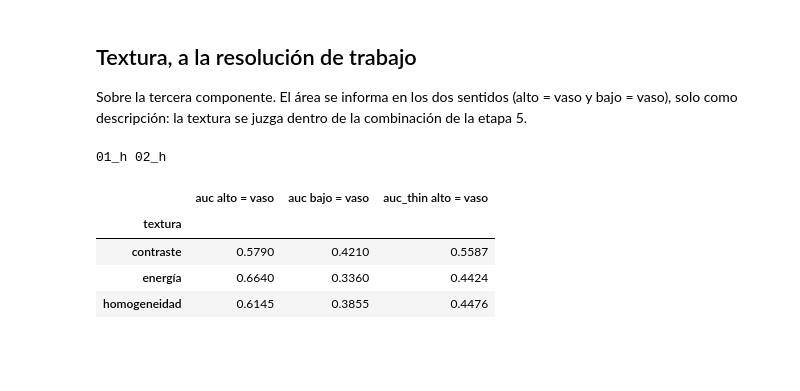
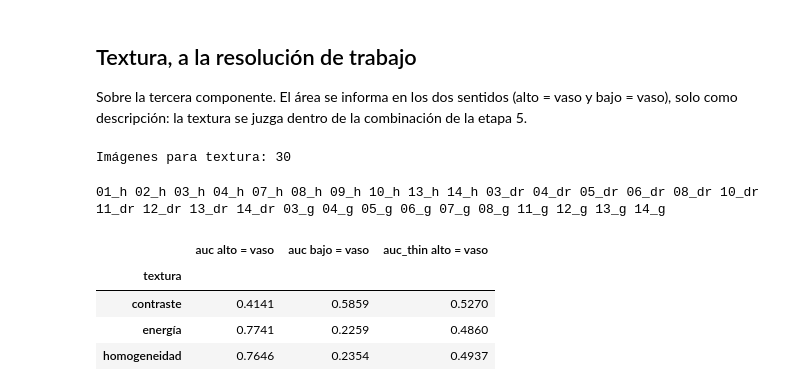
Before and after one commit to afrateitba/TP-PSI-G8, a Jupyter notebook: notebooks/04_realce.ipynb, the cells around one changed output. Cells and saved outputs as stored; diff of their text form; code cells hidden in the pictures; blank space fills up the shorter version.

Commit message:
Etapa 4: completa evaluación de realce y textura en desarrollo

```diff
--- a/notebooks/04_realce.ipynb
+++ b/notebooks/04_realce.ipynb
@@ -95,3 +109,16 @@ STAGE3_READY = False      # pasar a True cuando preprocess sea el de la etapa 3
+# %%
+from src.preprocess import corregir_fondo
+from src.fov import fov_diameter
+
+def preprocess(m, region):
+    """Corrige el fondo con la escala utilizada en la etapa 3."""
+    return corregir_fondo(
+        m,
+        region,
+        sigma=0.02 * fov_diameter(region),
+    )
+
+STAGE3_READY = True
 # %% [markdown]
 ## Pasada 1: área de cada filtro, mapa y resolución
 
@@ -103,7 +130,10 @@ Para cada imagen, resolución, mapa y filtro: el filtro se aplica a la resoluci
 TRIAL = not STAGE3_READY
 run_ids = ids[:2] if TRIAL else ids
 RESULTS_DIR.mkdir(exist_ok=True)
-out_csv = RESULTS_DIR / ("04_auc_prueba.csv" if TRIAL else "04_auc_filtros.csv")
+out_csv = RESULTS_DIR / (
+    "04_auc_fondo_prueba.csv" if TRIAL
+    else "04_auc_fondo_filtros.csv"
+)
 
 done = pd.read_csv(out_csv) if out_csv.exists() else pd.DataFrame()
 done_ids = set(done["image"]) if len(done) else set()
@@ -274,3 +315,8 @@ Resolución de trabajo según la tercera componente: 1/4
 ## Regla 3: control con validación cruzada por personas
 
 En cada vuelta se elige el filtro con las personas de entrenamiento (regla 1) y se mide en las de afuera.
+# %%
+TRIAL = not STAGE3_READY
+
+print("Modo prueba:", TRIAL)
+print("Imágenes cargadas:", R["image"].nunique())
@@ -303,32 +364,41 @@ Prueba: la validación cruzada necesita las 30 imágenes; se omite.
 ## Textura, a la resolución de trabajo
 
 Sobre la tercera componente. El área se informa en los dos sentidos (alto = vaso y bajo = vaso), solo como descripción: la textura se juzga dentro de la combinación de la etapa 5.
+# %%
+run_ids = ids[:2] if TRIAL else ids
+
+print("Imágenes para textura:", len(run_ids))
+# %% [output]
+Imágenes para textura: 30
 # %%
-tex_csv = RESULTS_DIR / ("04_auc_textura_prueba.csv" if TRIAL else "04_auc_textura.csv")
+tex_csv = RESULTS_DIR / (
+    "04_auc_textura_fondo_prueba.csv" if TRIAL
+    else "04_auc_textura_fondo.csv"
+)
 tex_rows = []
 for image_id in run_ids:
     rgb, fov, ves = load_image(image_id), load_fov(image_id), load_vessels(image_id)
     thin = thin_masks(ves, fov)
     maps, region, diameter = prepare_maps(rgb, [COLOR_MAIN_MAP], WORK_FACTOR)
     m = preprocess(maps[COLOR_MAIN_MAP], region)
     window = max(3, int(round(scale_px(GLCM_WINDOW_REL, diameter))))
     tex = glcm_texture(quantize(m, GLCM_LEVELS, region), GLCM_LEVELS, window)
     for feature, t in tex.items():
         score = upscale(t, rgb.shape[:2])
         a = auc(score, ves, fov)
         tex_rows.append({"image": image_id, "textura": feature, "auc alto = vaso": a,
                          "auc bajo = vaso": 1 - a, "auc_thin alto = vaso": auc_thin(score, ves, fov, masks=thin)})
     print(image_id, end=" ", flush=True)
 tex_df = pd.DataFrame(tex_rows)
 tex_df.to_csv(tex_csv, index=False)
 tex_df.groupby("textura").mean(numeric_only=True).round(4)
 # %% [output]
-01_h 02_h
+01_h 02_h 03_h 04_h 07_h 08_h 09_h 10_h 13_h 14_h 03_dr 04_dr 05_dr 06_dr 08_dr 10_dr 11_dr 12_dr 13_dr 14_dr 03_g 04_g 05_g 06_g 07_g 08_g 11_g 12_g 13_g 14_g
 |  | auc alto = vaso | auc bajo = vaso | auc_thin alto = vaso |
 | textura |  |  |  |
-| contraste | 0.5790 | 0.4210 | 0.5587 |
-| energía | 0.6640 | 0.3360 | 0.4424 |
-| homogeneidad | 0.6145 | 0.3855 | 0.4476 |
+| contraste | 0.4141 | 0.5859 | 0.5270 |
+| energía | 0.7741 | 0.2259 | 0.4860 |
+| homogeneidad | 0.7646 | 0.2354 | 0.4937 |
 # %% [markdown]
 ## Decisión (escrita después de correr)
 
```
Also changed, not shown: parts of 12 cells of this notebook.
